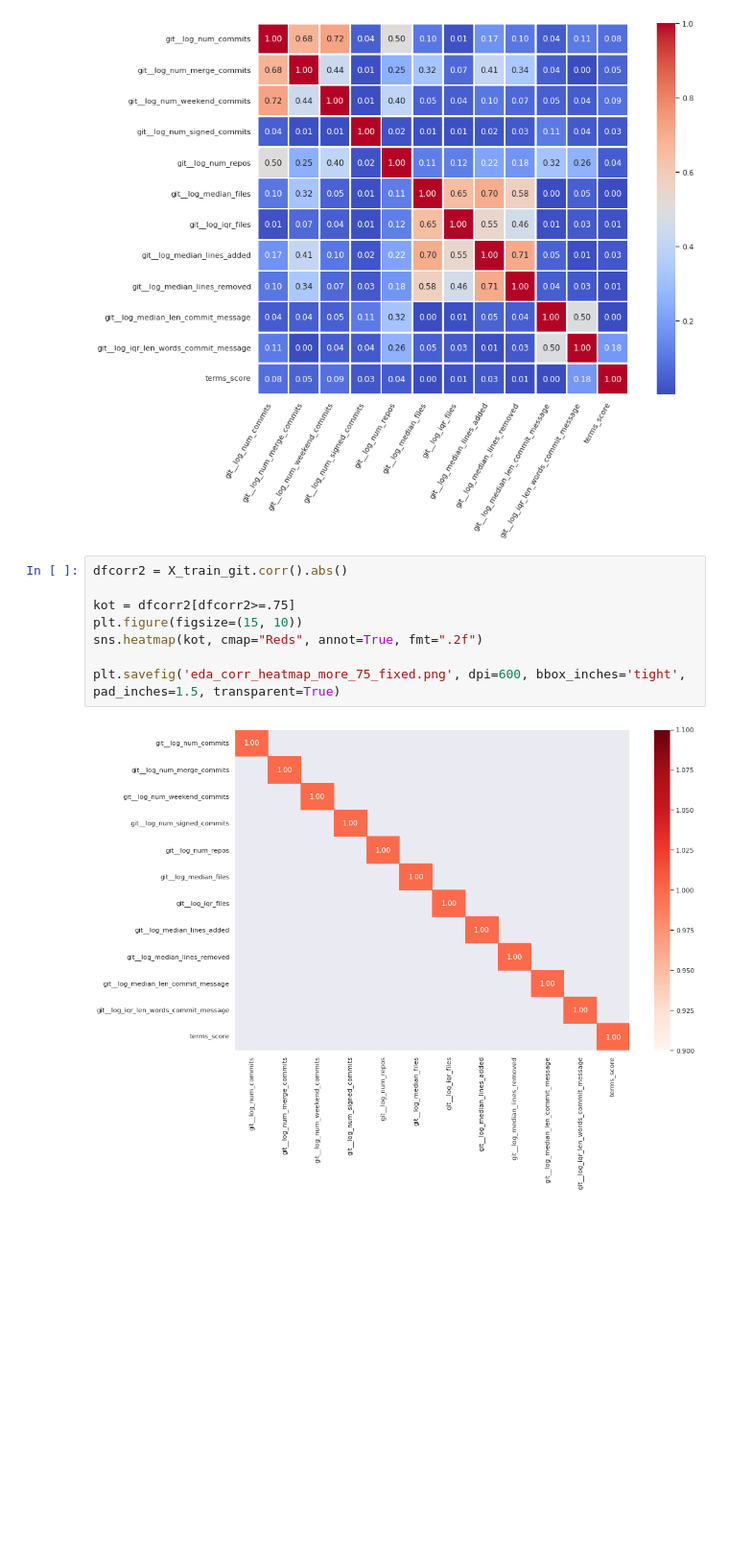
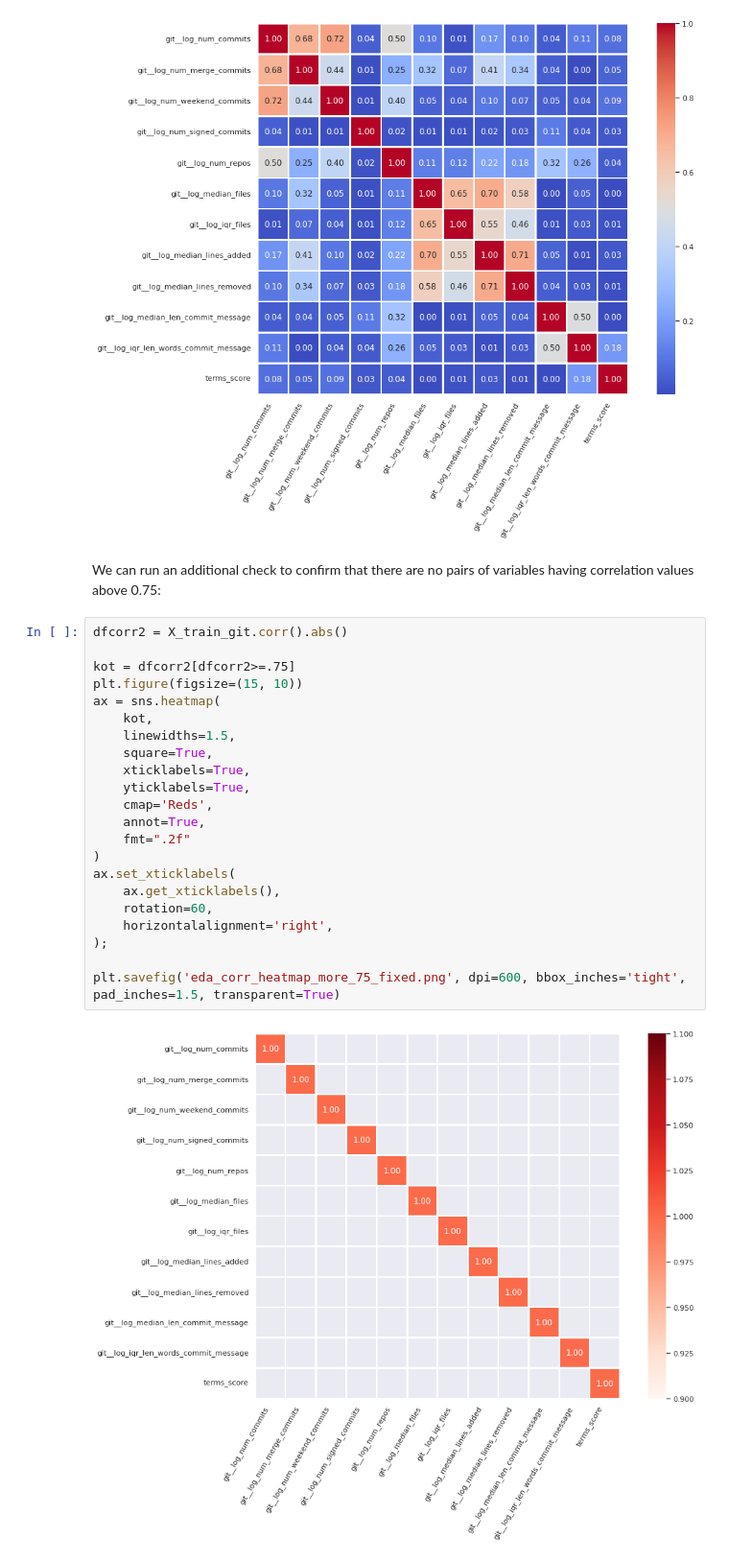
Before and after one commit to mafesan/2021-tfm-code, a Jupyter notebook: revelio/exploratory-data-analysis.ipynb, the cells around one changed output. Shown at 96% size. Saved outputs shown, nothing was run; the diff lists cells and outputs as text; blank space fills up the shorter version.

Commit message:
[notebooks] Updated version of the EDA notebook and images
Signed-off-by: Miguel Ángel Fernández <mafesan.work@gmail.com>

```diff
--- a/revelio/exploratory-data-analysis.ipynb
+++ b/revelio/exploratory-data-analysis.ipynb
@@ -763,13 +900,29 @@ ax.set_xticklabels(
 plt.savefig('eda_corr_heatmap_correlation_fixed.png', dpi=600, bbox_inches='tight', pad_inches=1.5, transparent=True)
 # %% [output]
 [figure]
+# %% [markdown]
+We can run an additional check to confirm that there are no pairs of variables having correlation values above 0.75:
 # %%
 dfcorr2 = X_train_git.corr().abs()
 
 kot = dfcorr2[dfcorr2>=.75]
 plt.figure(figsize=(15, 10))
-sns.heatmap(kot, cmap="Reds", annot=True, fmt=".2f")
+ax = sns.heatmap(
+    kot,
+    linewidths=1.5,
+    square=True,
+    xticklabels=True,
+    yticklabels=True,
+    cmap='Reds',
+    annot=True,
+    fmt=".2f"
+)
+ax.set_xticklabels(
+    ax.get_xticklabels(),
+    rotation=60,
+    horizontalalignment='right',
+);
 
 plt.savefig('eda_corr_heatmap_more_75_fixed.png', dpi=600, bbox_inches='tight', pad_inches=1.5, transparent=True)
 # %% [output]
-[figure, old version]
+[figure, new version]
```
Also changed, not shown: parts of 75 cells of this notebook, 8 other files.
